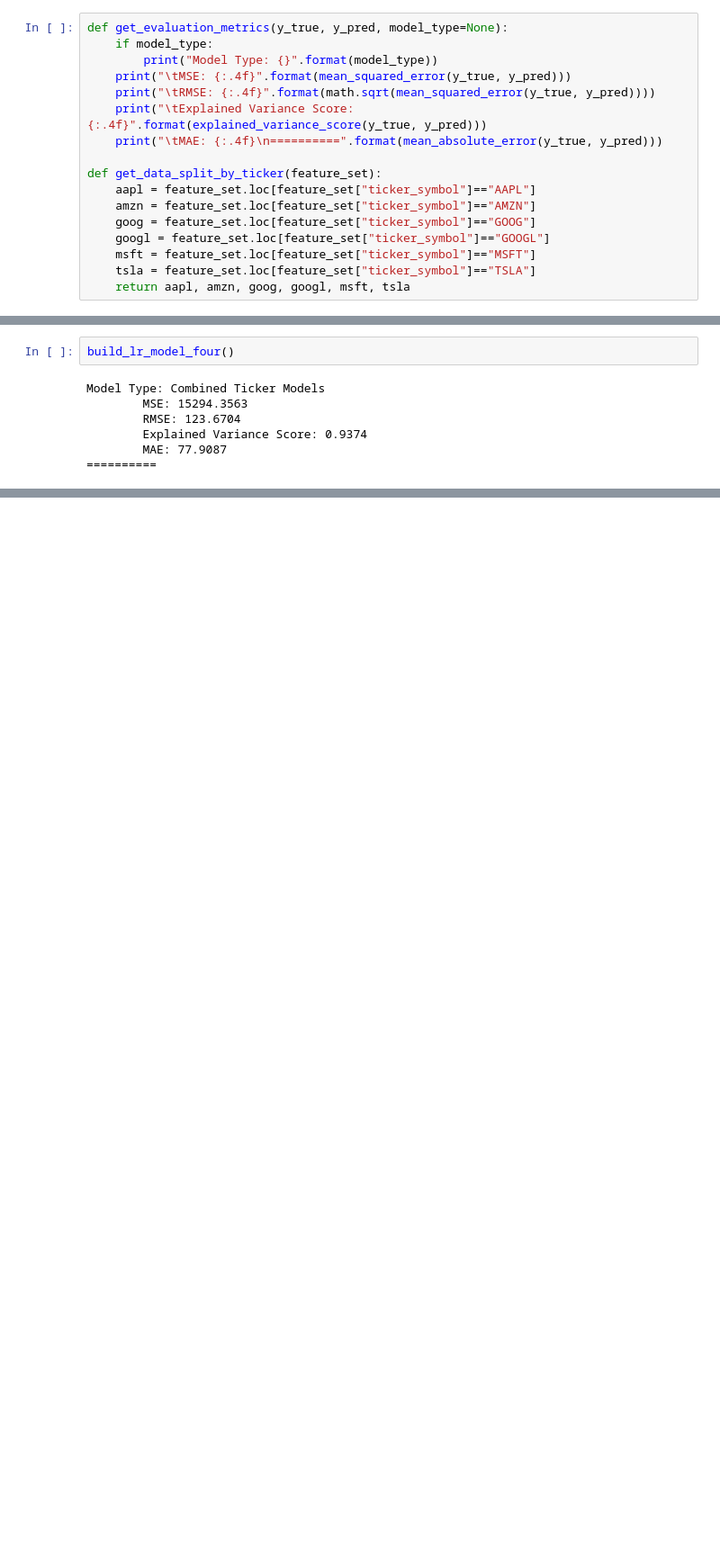
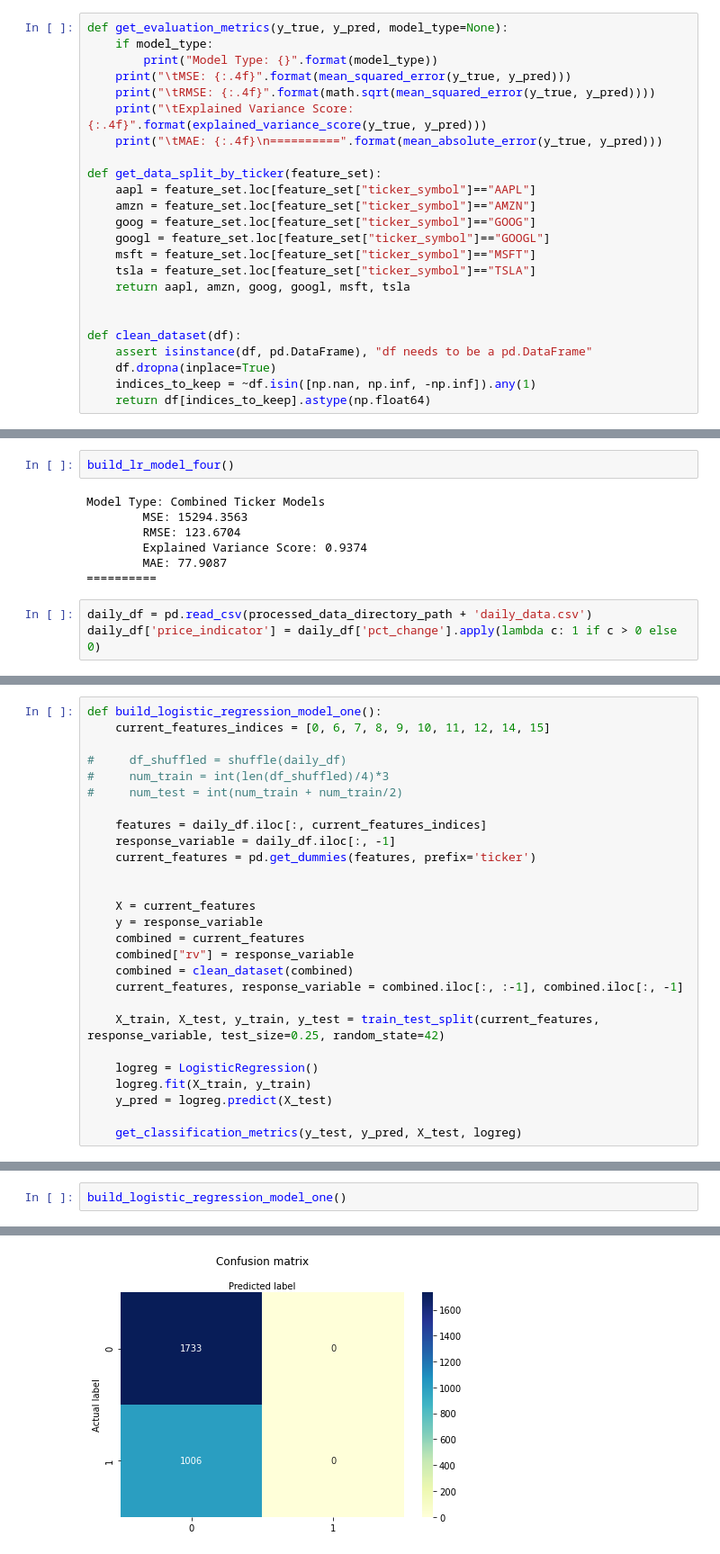
Before and after one commit to heatherpieszala/w207_final_project, a Jupyter notebook: w207_final_project/models/peletz_modeling.ipynb, the cells around one changed output, grey strips where cells are left out. Shown at 90% size. Drawn from its saved outputs; the diff is of its cells as text; blank space fills up the shorter version.

Commit message:
add updates to models

```diff
--- a/w207_final_project/models/peletz_modeling.ipynb
+++ b/w207_final_project/models/peletz_modeling.ipynb
@@ -29,6 +44,13 @@ def get_data_split_by_ticker(feature_set):
     msft = feature_set.loc[feature_set["ticker_symbol"]=="MSFT"]
     tsla = feature_set.loc[feature_set["ticker_symbol"]=="TSLA"]
     return aapl, amzn, goog, googl, msft, tsla
+
+
+def clean_dataset(df):
+    assert isinstance(df, pd.DataFrame), "df needs to be a pd.DataFrame"
+    df.dropna(inplace=True)
+    indices_to_keep = ~df.isin([np.nan, np.inf, -np.inf]).any(1)
+    return df[indices_to_keep].astype(np.float64)
 # %% [markdown]
 # Load data
 # %%
@@ -242,3 +252,6 @@ Model Type: Combined Ticker Models
         Explained Variance Score: 0.9374
         MAE: 77.9087
 ==========
+# %%
+daily_df = pd.read_csv(processed_data_directory_path + 'daily_data.csv')
+daily_df['price_indicator'] = daily_df['pct_change'].apply(lambda c: 1 if c > 0 else 0)
@@ -244,0 +260,27 @@ Model Type: Combined Ticker Models
+# %%
+def build_logistic_regression_model_one():
+    current_features_indices = [0, 6, 7, 8, 9, 10, 11, 12, 14, 15]
+
+#     df_shuffled = shuffle(daily_df)
+#     num_train = int(len(df_shuffled)/4)*3
+#     num_test = int(num_train + num_train/2)
+
+    features = daily_df.iloc[:, current_features_indices]
+    response_variable = daily_df.iloc[:, -1]
+    current_features = pd.get_dummies(features, prefix='ticker')
+
+
+    X = current_features
+    y = response_variable
+    combined = current_features
+    combined["rv"] = response_variable
+    combined = clean_dataset(combined)
+    current_features, response_variable = combined.iloc[:, :-1], combined.iloc[:, -1]
+
+    X_train, X_test, y_train, y_test = train_test_split(current_features, response_variable, test_size=0.25, random_state=42)
+
+    logreg = LogisticRegression()
+    logreg.fit(X_train, y_train)
+    y_pred = logreg.predict(X_test)
+
+    get_classification_metrics(y_test, y_pred, X_test, logreg)
@@ -244,0 +312,3 @@ Model Type: Combined Ticker Models
+# %%
+build_logistic_regression_model_one()
+# %% [output]
@@ -244,0 +328 @@ Model Type: Combined Ticker Models
+[figure, added]
```
Also changed, not shown: parts of 14 cells of this notebook.
